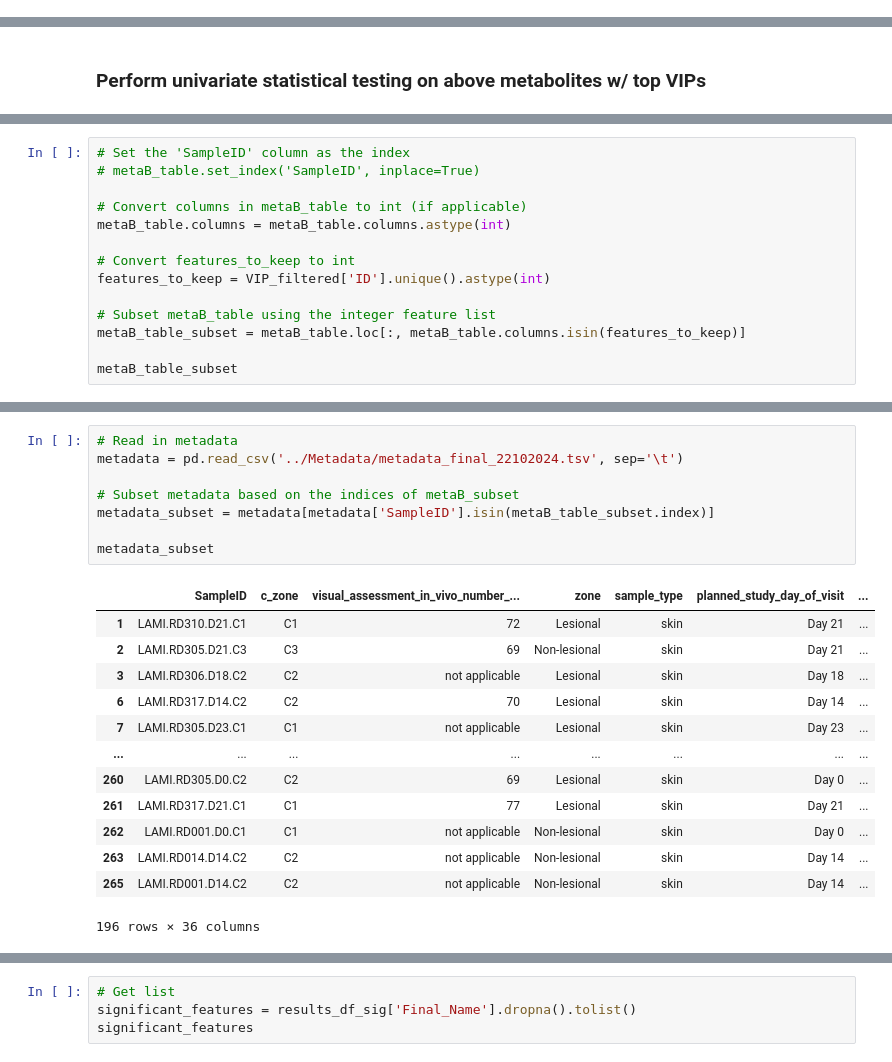
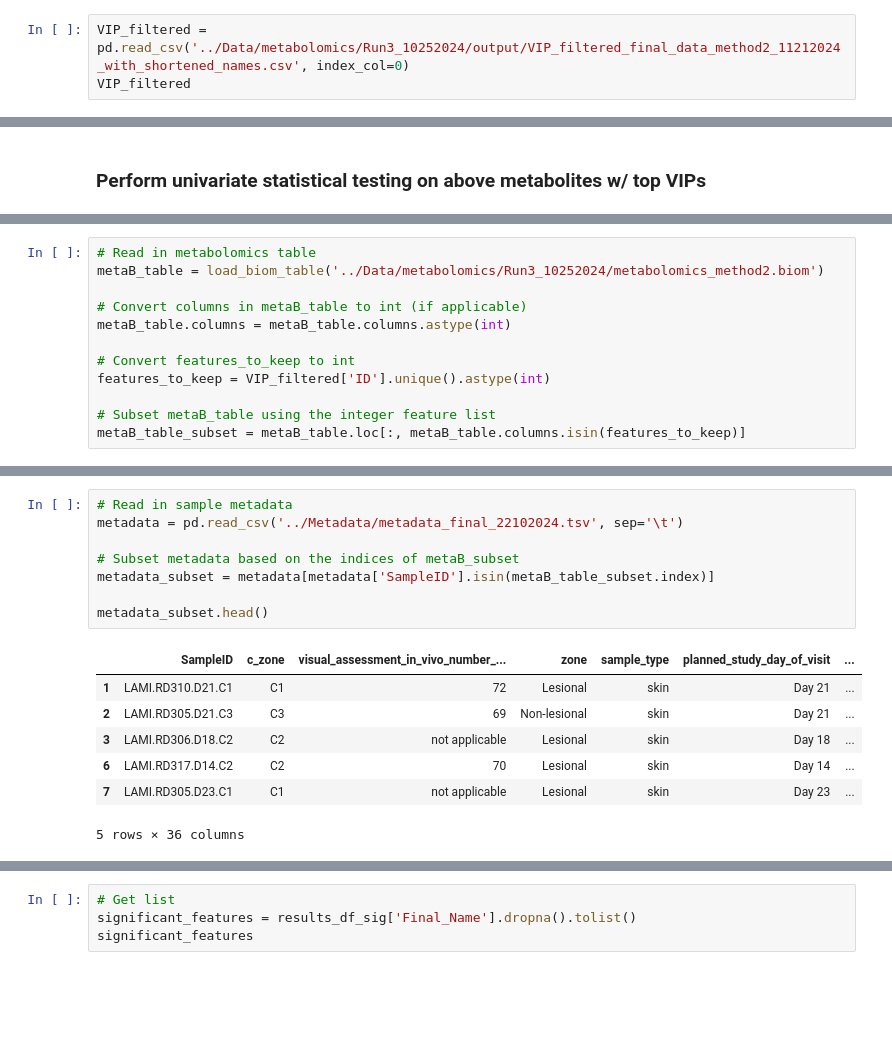
Before and after one commit to knightlab-analyses/Acne_Longitudinal_Microbiome, a Jupyter notebook: Notebooks/metabolomics_top_VIPs.ipynb, the cells around one changed output, grey strips where cells are left out. Drawn from its saved outputs; the diff is of its cells as text; blank space fills up the shorter version.

```diff
--- a/Notebooks/metabolomics_top_VIPs.ipynb
+++ b/Notebooks/metabolomics_top_VIPs.ipynb
@@ -300,0 +166,3 @@ VIP_filtered.head()
+# %%
+VIP_filtered = pd.read_csv('../Data/metabolomics/Run3_10252024/output/VIP_filtered_final_data_method2_11212024_with_shortened_names.csv', index_col=0)
+VIP_filtered
@@ -336,6 +202,6 @@ metaB_method2
 # %%
-# Set the 'SampleID' column as the index
-# metaB_table.set_index('SampleID', inplace=True)
+# Read in metabolomics table
+metaB_table = load_biom_table('../Data/metabolomics/Run3_10252024/metabolomics_method2.biom')
 
 # Convert columns in metaB_table to int (if applicable)
 metaB_table.columns = metaB_table.columns.astype(int)
@@ -345,5 +211,3 @@ features_to_keep = VIP_filtered['ID'].unique().astype(int)
 
 # Subset metaB_table using the integer feature list
 metaB_table_subset = metaB_table.loc[:, metaB_table.columns.isin(features_to_keep)]
-
-metaB_table_subset
@@ -365,25 +214,19 @@ metaB_table_subset
 # %%
-# Read in metadata
+# Read in sample metadata
 metadata = pd.read_csv('../Metadata/metadata_final_22102024.tsv', sep='\t')
 
 # Subset metadata based on the indices of metaB_subset
 metadata_subset = metadata[metadata['SampleID'].isin(metaB_table_subset.index)]
 
-metadata_subset
+metadata_subset.head()
 # %% [output]
 |  | SampleID | c_zone | visual_assessment_in_vivo_number_... | zone | sample_type | planned_study_day_of_visit | ... |
 | 1 | LAMI.RD310.D21.C1 | C1 | 72 | Lesional | skin | Day 21 | ... |
 | 2 | LAMI.RD305.D21.C3 | C3 | 69 | Non-lesional | skin | Day 21 | ... |
 | 3 | LAMI.RD306.D18.C2 | C2 | not applicable | Lesional | skin | Day 18 | ... |
 | 6 | LAMI.RD317.D14.C2 | C2 | 70 | Lesional | skin | Day 14 | ... |
 | 7 | LAMI.RD305.D23.C1 | C1 | not applicable | Lesional | skin | Day 23 | ... |
-| ... | ... | ... | ... | ... | ... | ... | ... |
-| 260 | LAMI.RD305.D0.C2 | C2 | 69 | Lesional | skin | Day 0 | ... |
-| 261 | LAMI.RD317.D21.C1 | C1 | 77 | Lesional | skin | Day 21 | ... |
-| 262 | LAMI.RD001.D0.C1 | C1 | not applicable | Non-lesional | skin | Day 0 | ... |
-| 263 | LAMI.RD014.D14.C2 | C2 | not applicable | Non-lesional | skin | Day 14 | ... |
-| 265 | LAMI.RD001.D14.C2 | C2 | not applicable | Non-lesional | skin | Day 14 | ... |
-196 rows × 36 columns
+5 rows × 36 columns
 # %%
 # Map the 'group' column from metadata_subset to metaB_subset
 metaB_table_subset['group'] = metaB_table_subset.index.map(metadata_subset.set_index('SampleID')['group'])
```
Also changed, not shown: parts of 34 cells of this notebook, 38 other files.
